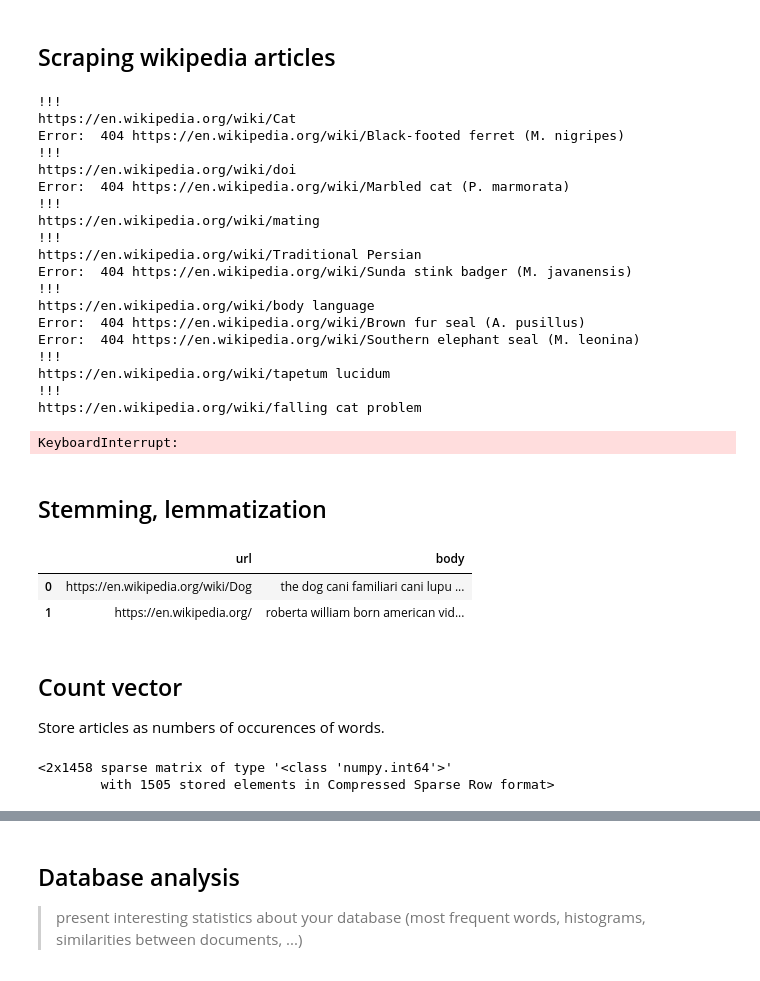
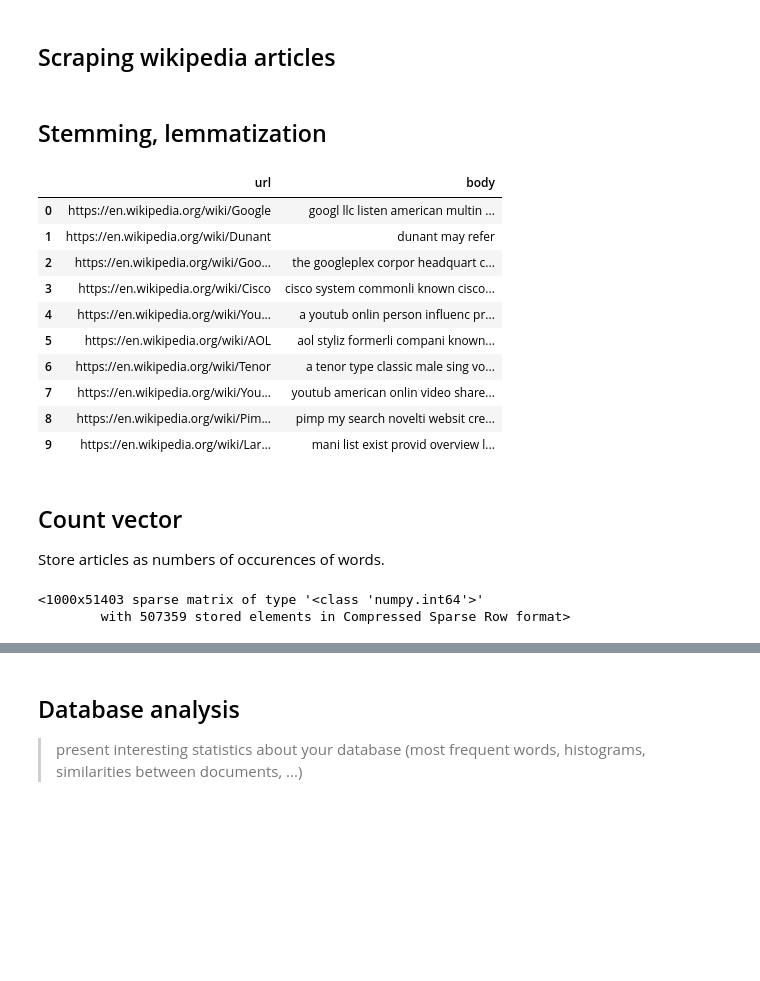
Before and after one commit to azywot/wiki-recommender-system, a Jupyter notebook: project.ipynb, the cells around one changed output, grey strips where cells are left out. Cells and saved outputs as stored; diff of their text form; code cells hidden in the pictures; blank space fills up the shorter version.

```diff
--- a/project.ipynb
+++ b/project.ipynb
@@ -148,36 +152,24 @@ def bfs(link):
   df.to_csv('./data/articles2.csv', encoding='utf-8', index=False)
 # %%
-bfs('https://en.wikipedia.org/wiki/Cat')
+bfs('https://en.wikipedia.org/wiki/Google')
-# %% [output]
-!!!
-https://en.wikipedia.org/wiki/Cat
-Error:  404 https://en.wikipedia.org/wiki/Black-footed ferret (M. nigripes)
-!!!
-https://en.wikipedia.org/wiki/doi
-Error:  404 https://en.wikipedia.org/wiki/Marbled cat (P. marmorata)
-!!!
-https://en.wikipedia.org/wiki/mating
-!!!
-https://en.wikipedia.org/wiki/Traditional Persian
-Error:  404 https://en.wikipedia.org/wiki/Sunda stink badger (M. javanensis)
-!!!
-https://en.wikipedia.org/wiki/body language
-Error:  404 https://en.wikipedia.org/wiki/Brown fur seal (A. pusillus)
-Error:  404 https://en.wikipedia.org/wiki/Southern elephant seal (M. leonina)
-!!!
-https://en.wikipedia.org/wiki/tapetum lucidum
-!!!
-https://en.wikipedia.org/wiki/falling cat problem
-KeyboardInterrupt:
 # %% [markdown]
 ## Stemming, lemmatization
 # %%
-df = pd.read_csv('./data/articles2.csv')
-df.tail()
+# df = pd.read_csv('./data/articles2.csv')
+df = pd.read_csv('./data/articles_google.csv')
+df.head(10)
 # %% [output]
 |  | url | body |
-| 0 | https://en.wikipedia.org/wiki/Dog | the dog cani familiari cani lupu ... |
-| 1 | https://en.wikipedia.org/ | roberta william born american vid... |
+| 0 | https://en.wikipedia.org/wiki/Google | googl llc listen american multin ... |
+| 1 | https://en.wikipedia.org/wiki/Dunant | dunant may refer |
+| 2 | https://en.wikipedia.org/wiki/Goo... | the googleplex corpor headquart c... |
+| 3 | https://en.wikipedia.org/wiki/Cisco | cisco system commonli known cisco... |
+| 4 | https://en.wikipedia.org/wiki/You... | a youtub onlin person influenc pr... |
+| 5 | https://en.wikipedia.org/wiki/AOL | aol styliz formerli compani known... |
+| 6 | https://en.wikipedia.org/wiki/Tenor | a tenor type classic male sing vo... |
+| 7 | https://en.wikipedia.org/wiki/You... | youtub american onlin video share... |
+| 8 | https://en.wikipedia.org/wiki/Pim... | pimp my search novelti websit cre... |
+| 9 | https://en.wikipedia.org/wiki/Lar... | mani list exist provid overview l... |
 # %% [markdown]
 ## Count vector
 Store articles as numbers of occurences of words.
@@ -188,8 +180,8 @@ CountData = CountVec.fit_transform(df.body)
 CountData
 # if dataset is too large, try: https://scikit-learn.org/stable/modules/feature_extraction.html#vectorizing-a-large-text-corpus-with-the-hashing-trick
 # %% [output]
-<2x1458 sparse matrix of type '<class 'numpy.int64'>'
-        with 1505 stored elements in Compressed Sparse Row format>
+<1000x51403 sparse matrix of type '<class 'numpy.int64'>'
+        with 507359 stored elements in Compressed Sparse Row format>
 # %%
 pd.set_option('display.max_columns', 1000)
 dfCV = pd.DataFrame(CountData.toarray(), columns=CountVec.get_feature_names_out(), index=df.url)
```
Also changed, not shown: parts of 11 cells of this notebook, 4 other files.
